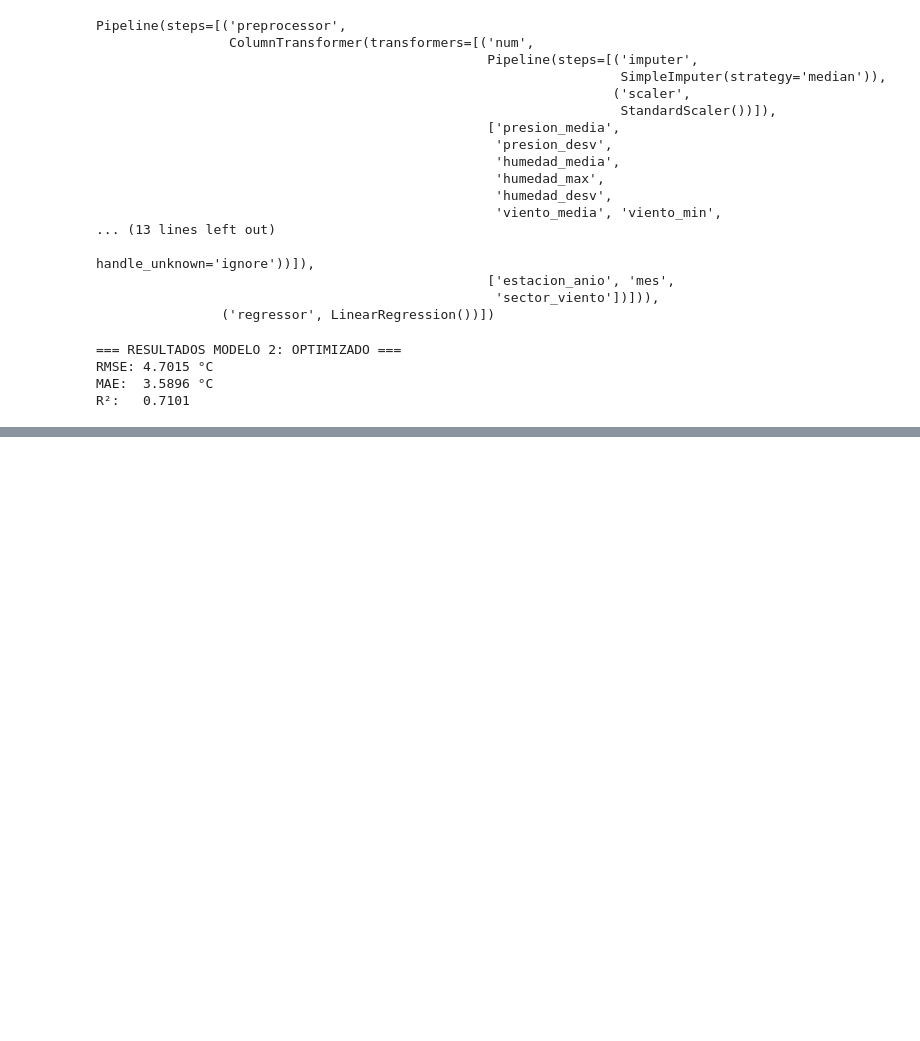
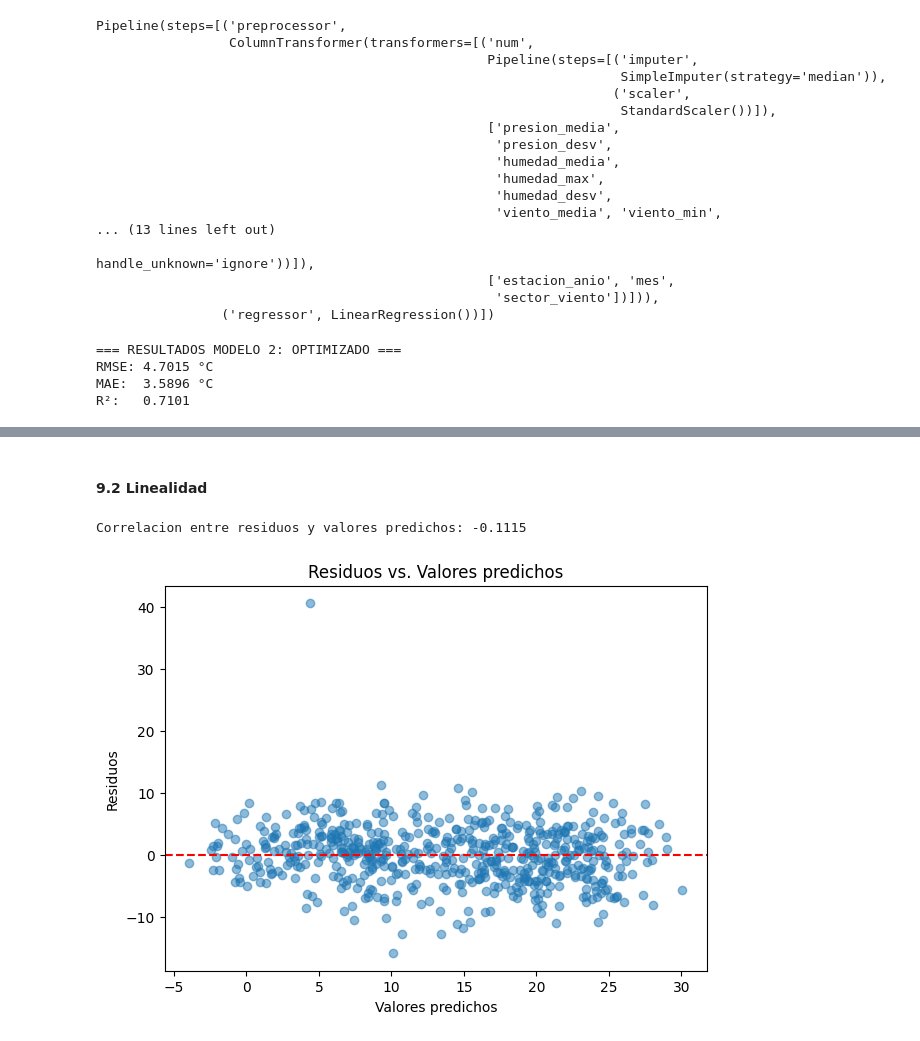
Before and after one commit to DanielEPardo/Lab1-ML, a Jupyter notebook: Laboratorio 1 - Exploración, preparación y regresión lineal.ipynb, the cells around one changed output, grey strips where cells are left out. Drawn from its saved outputs; the diff is of its cells as text; code cells hidden in the pictures; blank space fills up the shorter version.

```diff
--- a/Laboratorio 1 - Exploración, preparación y regresión lineal.ipynb
+++ b/Laboratorio 1 - Exploración, preparación y regresión lineal.ipynb
@@ -980,0 +1147,17 @@ R²:   0.7101
+# %% [markdown]
+#### 9.2 Linealidad
+# %%
+residuos = y_test.values - y_pred_opt
+corr_resid_pred = pd.Series(residuos).corr(pd.Series(y_pred_opt))
+print(f"Correlacion entre residuos y valores predichos: {corr_resid_pred:.4f}")
+
+plt.figure(figsize=(7,5))
+plt.scatter(y_pred_opt, residuos, alpha=0.5)
+plt.axhline(y=0, color='red', linestyle='--')
+plt.xlabel('Valores predichos')
+plt.ylabel('Residuos')
+plt.title('Residuos vs. Valores predichos')
+plt.show()
+# %% [output]
+Correlacion entre residuos y valores predichos: -0.1115
+[figure, added]
```
Also changed, not shown: parts of 25 cells of this notebook.
